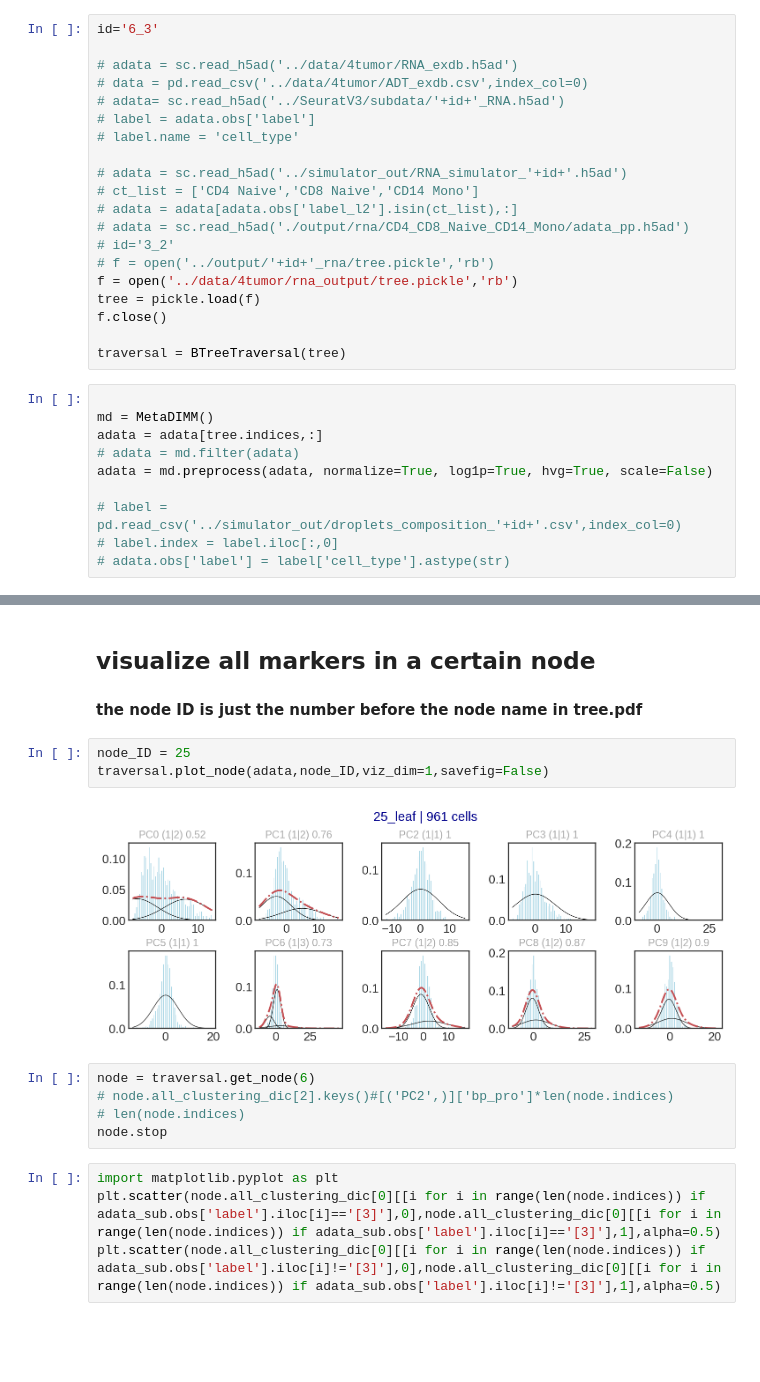
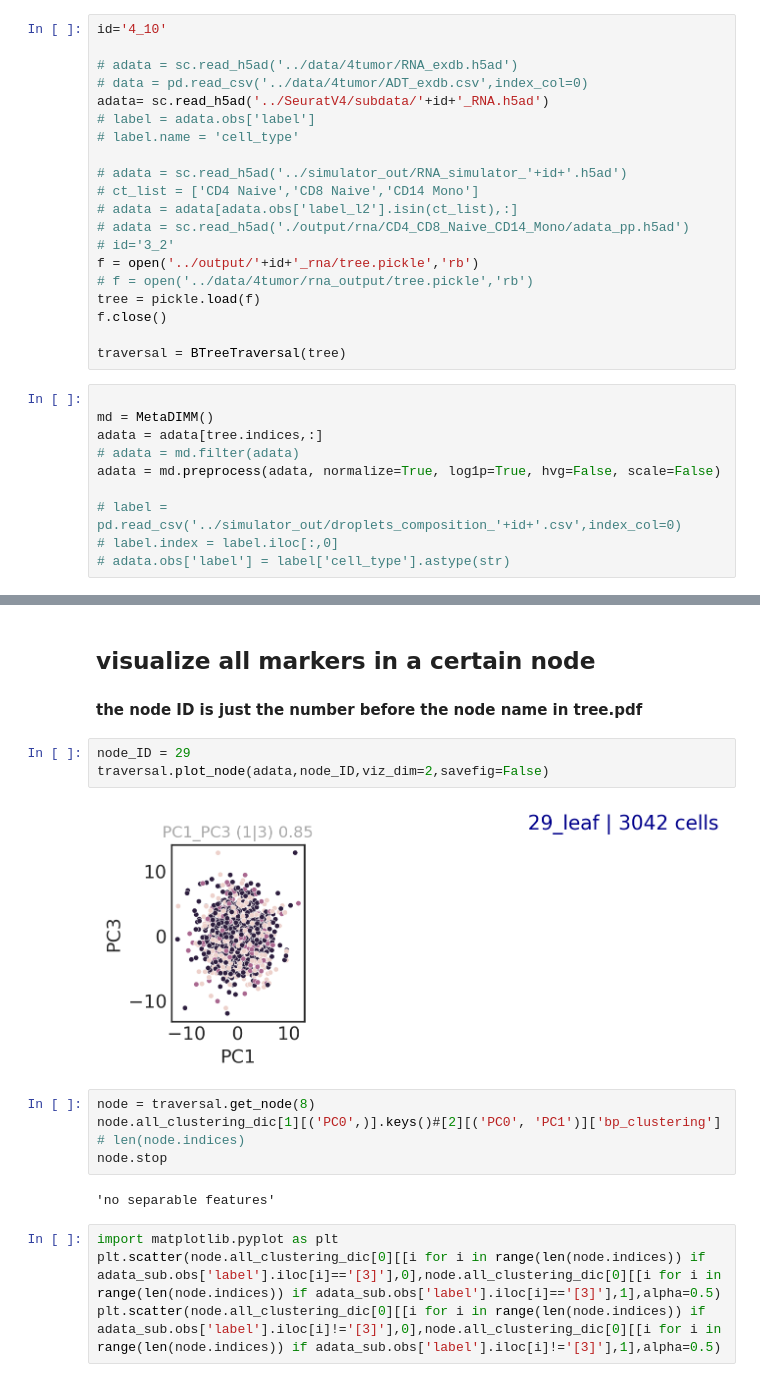
Before and after one commit to xinzhu-email/CITE-pool, a Jupyter notebook: AnalysisTutorial_rna.ipynb, the cells around one changed output, grey strips where cells are left out. Saved outputs shown, nothing was run; the diff lists cells and outputs as text; blank space fills up the shorter version.

```diff
--- a/AnalysisTutorial_rna.ipynb
+++ b/AnalysisTutorial_rna.ipynb
@@ -11,11 +11,11 @@ from metadimm import MetaDIMM
 # %% [markdown]
 ## load data and tree
 # %%
-id='6_3'
+id='4_10'
 
 # adata = sc.read_h5ad('../data/4tumor/RNA_exdb.h5ad')
 # data = pd.read_csv('../data/4tumor/ADT_exdb.csv',index_col=0)
-# adata= sc.read_h5ad('../SeuratV3/subdata/'+id+'_RNA.h5ad')
+adata= sc.read_h5ad('../SeuratV4/subdata/'+id+'_RNA.h5ad')
 # label = adata.obs['label']
 # label.name = 'cell_type'
 
@@ -24,8 +24,8 @@ id='6_3'
 # adata = adata[adata.obs['label_l2'].isin(ct_list),:]
 # adata = sc.read_h5ad('./output/rna/CD4_CD8_Naive_CD14_Mono/adata_pp.h5ad')
 # id='3_2'
-# f = open('../output/'+id+'_rna/tree.pickle','rb')
-f = open('../data/4tumor/rna_output/tree.pickle','rb')
+f = open('../output/'+id+'_rna/tree.pickle','rb')
+# f = open('../data/4tumor/rna_output/tree.pickle','rb')
 tree = pickle.load(f)
 f.close()
 
@@ -35,7 +35,7 @@ traversal = BTreeTraversal(tree)
 md = MetaDIMM()
 adata = adata[tree.indices,:]
 # adata = md.filter(adata)
-adata = md.preprocess(adata, normalize=True, log1p=True, hvg=True, scale=False)
+adata = md.preprocess(adata, normalize=True, log1p=True, hvg=False, scale=False)
 
 # label = pd.read_csv('../simulator_out/droplets_composition_'+id+'.csv',index_col=0)
 # label.index = label.iloc[:,0]
@@ -53,15 +53,17 @@ Function 'preprocess' executed in 4.46s
 ## visualize all markers in a certain node
 #### the node ID is just the number before the node name in tree.pdf
 # %%
-node_ID = 25
-traversal.plot_node(adata,node_ID,viz_dim=1,savefig=False)
+node_ID = 29
+traversal.plot_node(adata,node_ID,viz_dim=2,savefig=False)
 # %% [output]
-[figure, old version]
+[figure, new version]
 # %%
-node = traversal.get_node(6)
-# node.all_clustering_dic[2].keys()#[('PC2',)]['bp_pro']*len(node.indices)
+node = traversal.get_node(8)
+node.all_clustering_dic[1][('PC0',)].keys()#[2][('PC0', 'PC1')]['bp_clustering']
 # len(node.indices)
 node.stop
+# %% [output]
+'no separable features'
 # %%
 import matplotlib.pyplot as plt
 plt.scatter(node.all_clustering_dic[0][[i for i in range(len(node.indices)) if adata_sub.obs['label'].iloc[i]=='[3]'],0],node.all_clustering_dic[0][[i for i in range(len(node.indices)) if adata_sub.obs['label'].iloc[i]=='[3]'],1],alpha=0.5)
```
Also changed, not shown: parts of 7 cells of this notebook, 8 other files.
